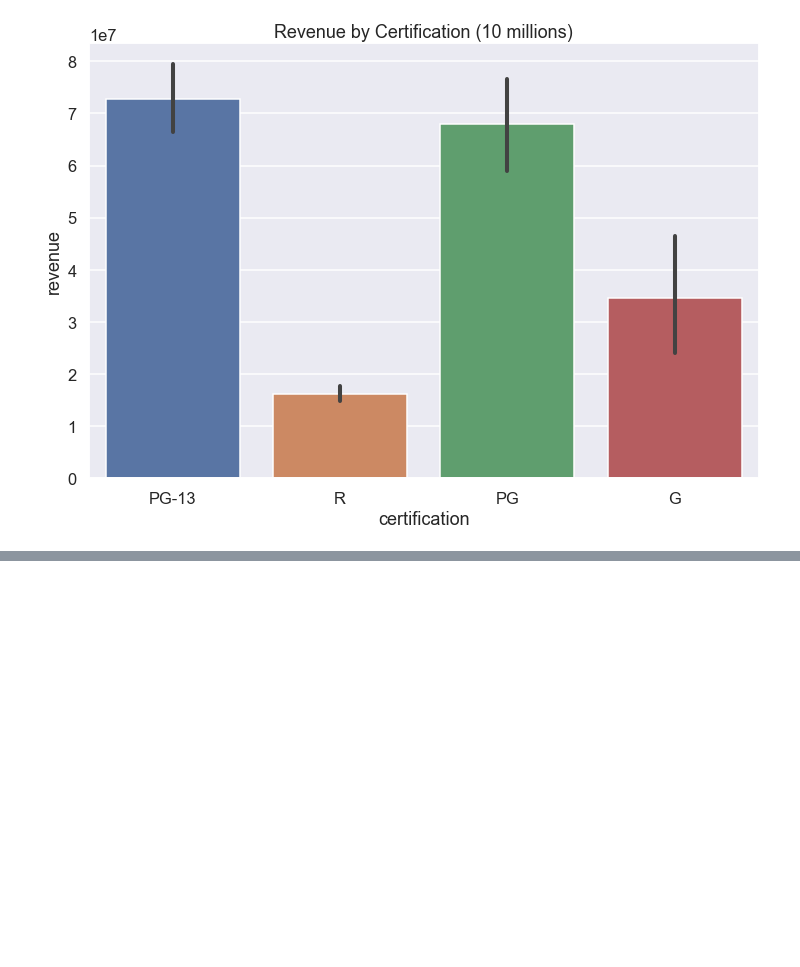
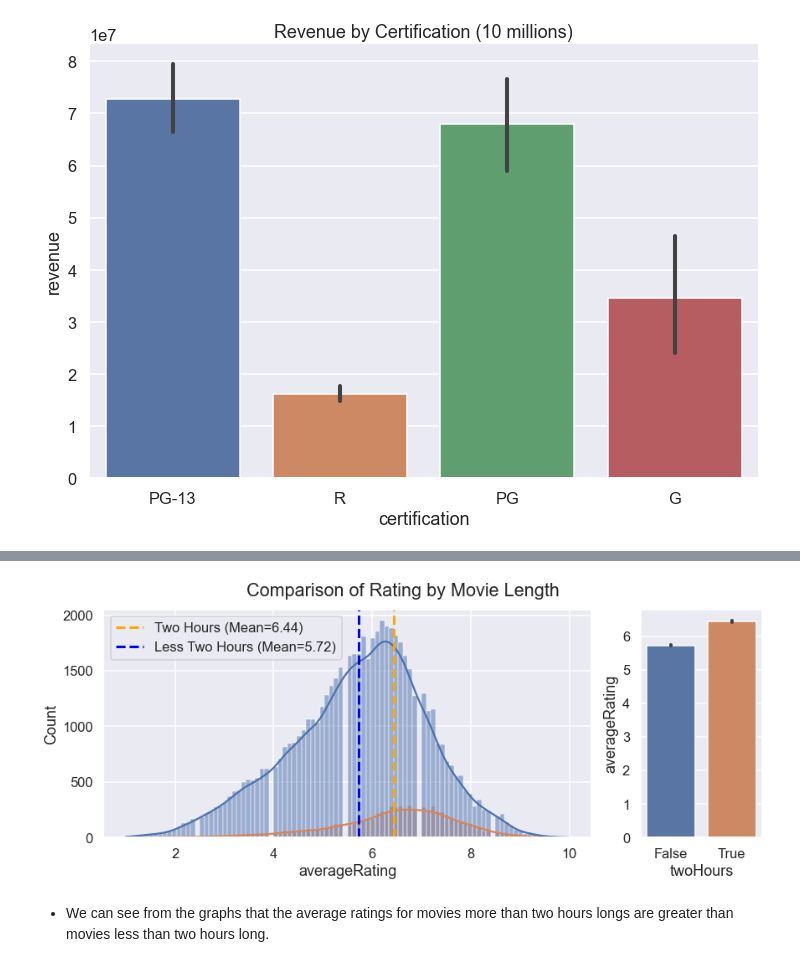
Before and after one commit to bustyAI/Movie-Project, a Jupyter notebook: Part 4 Hypothesis Testing.ipynb, the cells around one changed output, grey strips where cells are left out. Cells and saved outputs as stored; diff of their text form; code cells hidden in the pictures; blank space fills up the shorter version.

```diff
--- a/Part 4 Hypothesis Testing.ipynb
+++ b/Part 4 Hypothesis Testing.ipynb
@@ -211,0 +214,6 @@ plt.title("Revenue by Certification (10 millions)");
+# %%
+q = """SELECT tb.tconst, tb.primaryTitle, tb.runtimeMinutes, r.averageRating
+       FROM title_ratings AS r
+       JOIN title_basics AS tb ON r.tconst = tb.tconst
+       LEFT JOIN tmdb_data ON tb.tconst = tmdb_data.imdb_id"""
+movie_df = pd.read_sql(q, engine)
@@ -211,0 +387,2 @@ plt.title("Revenue by Certification (10 millions)");
+# %%
+movie_df["twoHours"] = movie_df["runtimeMinutes"] >= 120
@@ -211,0 +398,23 @@ plt.title("Revenue by Certification (10 millions)");
+# %%
+two_hour = movie_df.loc[movie_df["runtimeMinutes"] >= 120, "averageRating"]
+less_two_hour = movie_df.loc[movie_df["runtimeMinutes"] < 120, "averageRating"]
+# %%
+fig, (ax,ax_bar) = plt.subplots(figsize= (12,5), ncols=2,
+                                constrained_layout=True,
+                                gridspec_kw={'width_ratios':[0.8,0.2]})
+
+ax = sns.histplot(data=movie_df, x="averageRating", hue="twoHours",
+             kde=True, ax=ax)
+ax.axvline(np.mean(two_hour), ls="--", lw=3,
+           label=f"Two Hours (Mean={np.mean(two_hour):.2f})", color="orange")
+ax.axvline(np.mean(less_two_hour), ls="--", lw=3,
+          label=f"Less Two Hours (Mean={np.mean(less_two_hour):.2f})",
+          color="blue")
+ax.legend()
+
+sns.barplot(data=movie_df, x="twoHours", y="averageRating", ax=ax_bar)
+fig.suptitle("Comparison of Rating by Movie Length");
+# %% [output]
+[figure, added]
+# %% [markdown]
+- We can see from the graphs that the average ratings for movies more than two hours longs are greater than movies less than two hours long.
```
Also changed, not shown: parts of 34 cells of this notebook.
